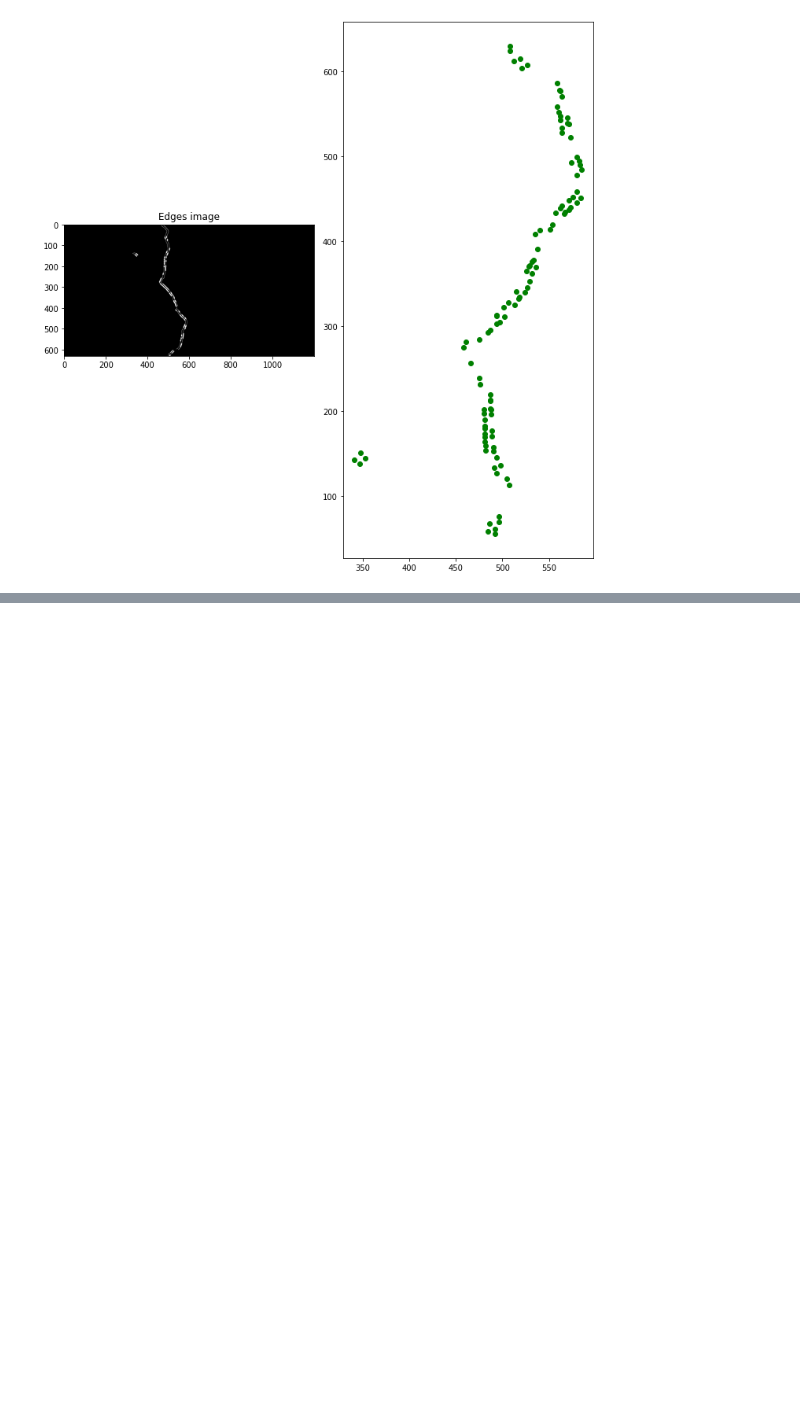
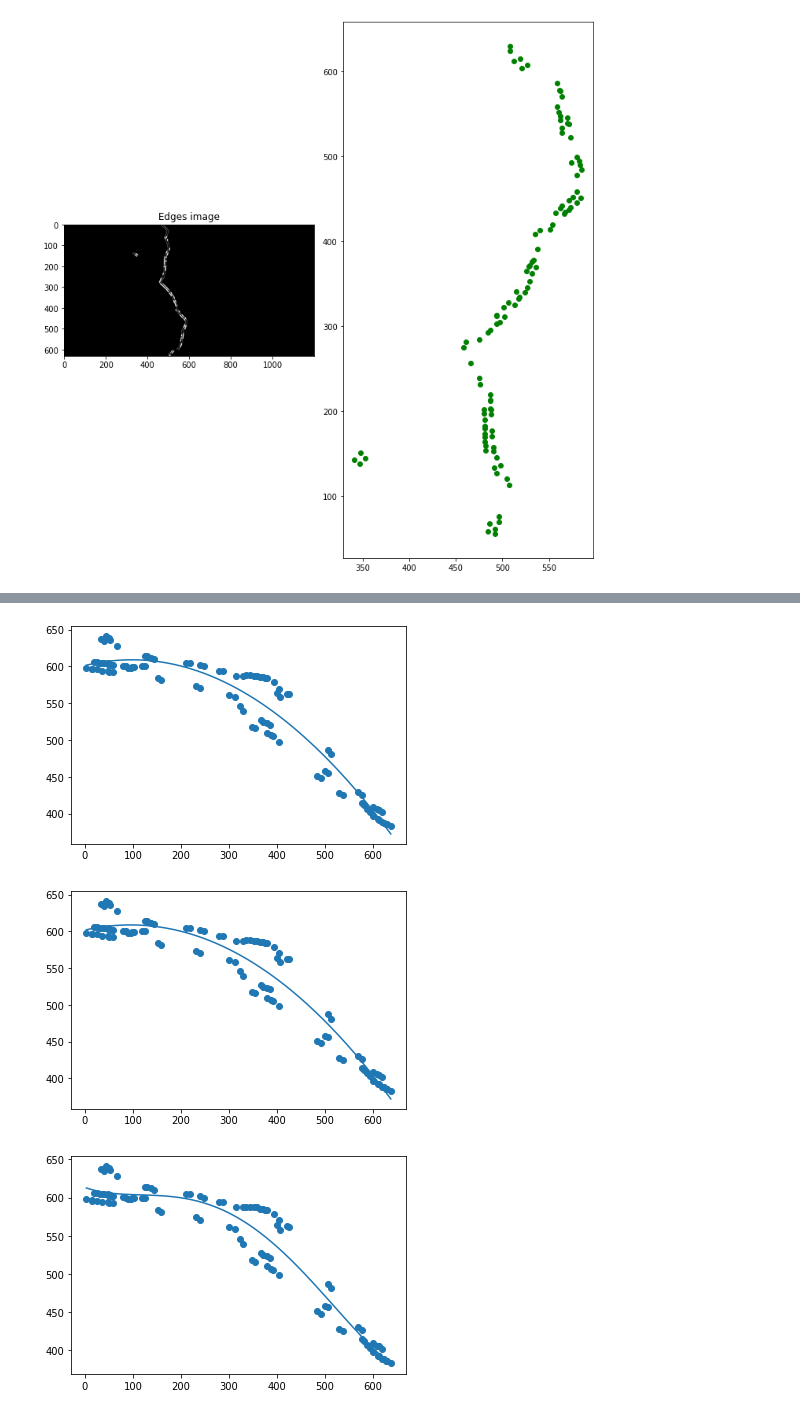
Before and after one commit to fzoric8/ros_utils, a Jupyter notebook: play/CrackManipulation.ipynb, the cells around one changed output, grey strips where cells are left out. Drawn from its saved outputs; the diff is of its cells as text; code cells hidden in the pictures; blank space fills up the shorter version.

```diff
--- a/play/CrackManipulation.ipynb
+++ b/play/CrackManipulation.ipynb
@@ -154,7 +154,7 @@ Number of detected lines for 21 votes is: 51
 # %%
 d_ = 10
 edge2 = img_proc(file_paths[1])
-pts = hough_lines_p(edge2, d_, True)
+pts2 = hough_lines_p(edge2, d_, True)
 # %% [output]
 [figure]
 Number of detected lines for 80 votes is: 16
@@ -162,17 +162,19 @@ Number of detected lines for 80 votes is: 16
 # %%
 d_ = 30
 edge3 = img_proc(file_paths[2])
-pts = hough_lines_p(edge3, d_, True)
+pts3 = hough_lines_p(edge3, d_, True)
 # %% [output]
 [figure]
 Number of detected lines for 21 votes is: 54
 [figure]
-# %%
-x = pts[:, 0]; y = pts[:, 1]
-p = np.polyfit(pts[:, 0], pts[:, 1], 3)
-f = np.poly1d(p)
 # %%
-x_new = np.linspace(350, 550)
-y_new = f(x_new)
-plt.scatter(x, y)
-plt.plot(x_new, y_new)
+def polynomial_fitting(pts, order):
+    x = pts[:, 1]; y = pts[:, 0]
+    p = np.polyfit(x, y, order)
+    f = np.poly1d(p)
+    x_new = np.linspace(min(x), max(x))
+    y_new = f(x_new)
+
+    plt.figure()
+    plt.scatter(x, y)
+    plt.plot(x_new, y_new)
@@ -190,0 +181,6 @@ plt.plot(x_new, y_new)
+# %%
+polynomial_fitting(pts1, 2); polynomial_fitting(pts1, 3); polynomial_fitting(pts1, 4)
+# %% [output]
+[figure, added]
+[figure, added]
+[figure, added]
```
Also changed, not shown: parts of 5 cells of this notebook, 1 other file.
